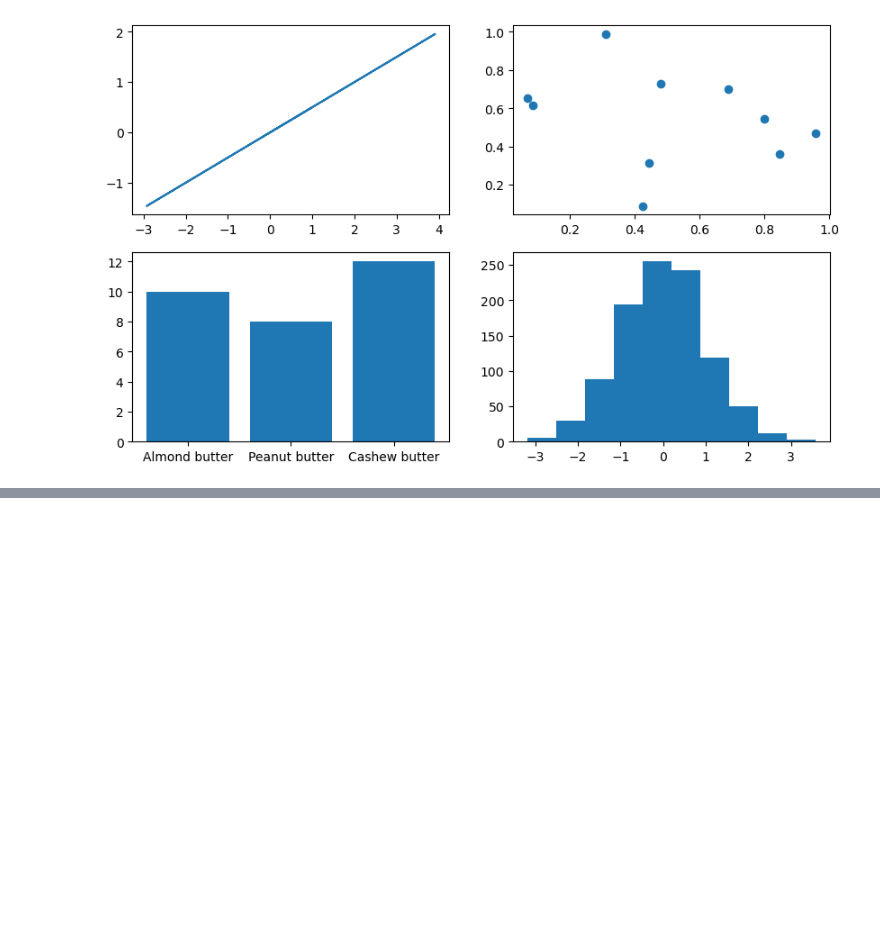
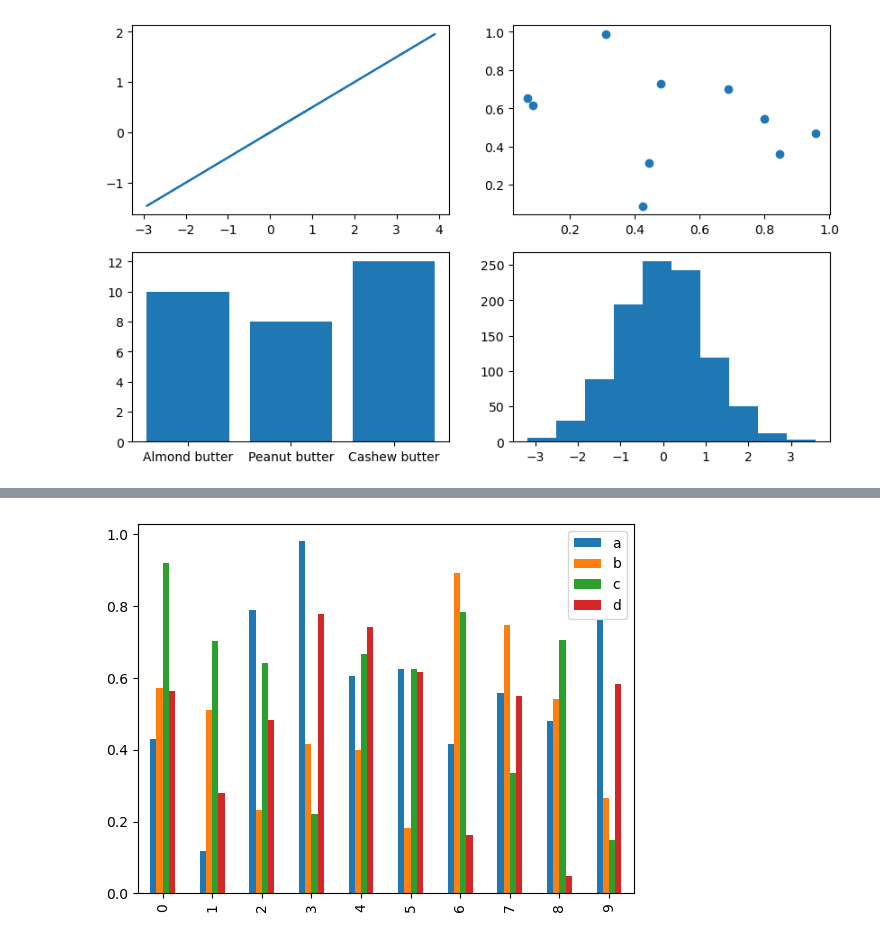
Before and after one commit to mythz-library/LRN-Data-Science, a Jupyter notebook: 03-matplotlib.ipynb, the cells around one changed output, grey strips where cells are left out. Drawn from its saved outputs; the diff is of its cells as text; code cells hidden in the pictures; blank space fills up the shorter version.

```diff
--- a/03-matplotlib.ipynb
+++ b/03-matplotlib.ipynb
@@ -319,0 +448,7 @@ ax[1, 1].hist(np.random.randn(1000));
+# %%
+# Creating random numpy array
+x = np.random.rand(10, 4)
+
+# Turn above random values into a dataframe
+df = pd.DataFrame(x, columns=['a', 'b', 'c', 'd'])
+df
@@ -319,0 +467,4 @@ ax[1, 1].hist(np.random.randn(1000));
+# %%
+df.plot.bar();
+# %% [output]
+[figure, added]
```
Also changed, not shown: parts of 44 cells of this notebook, 2 other files.
